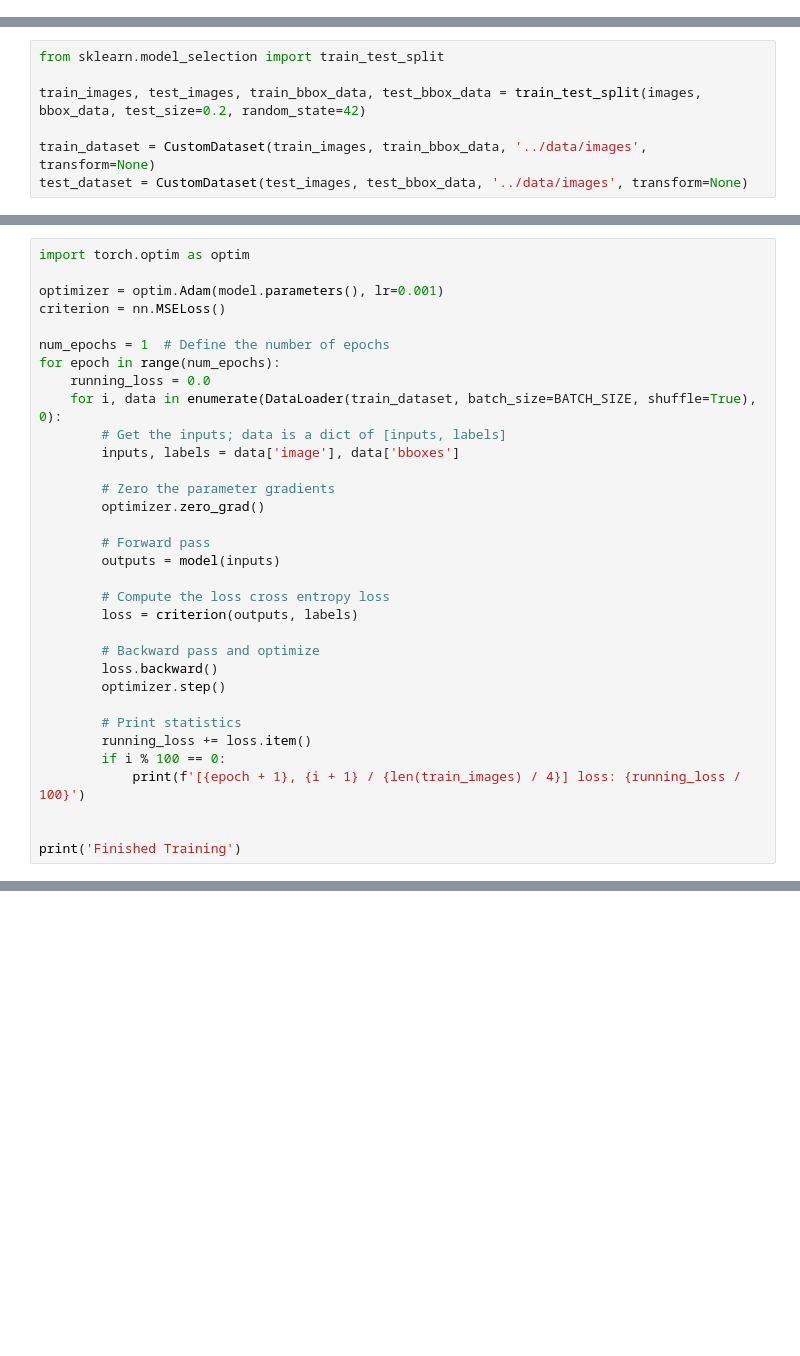
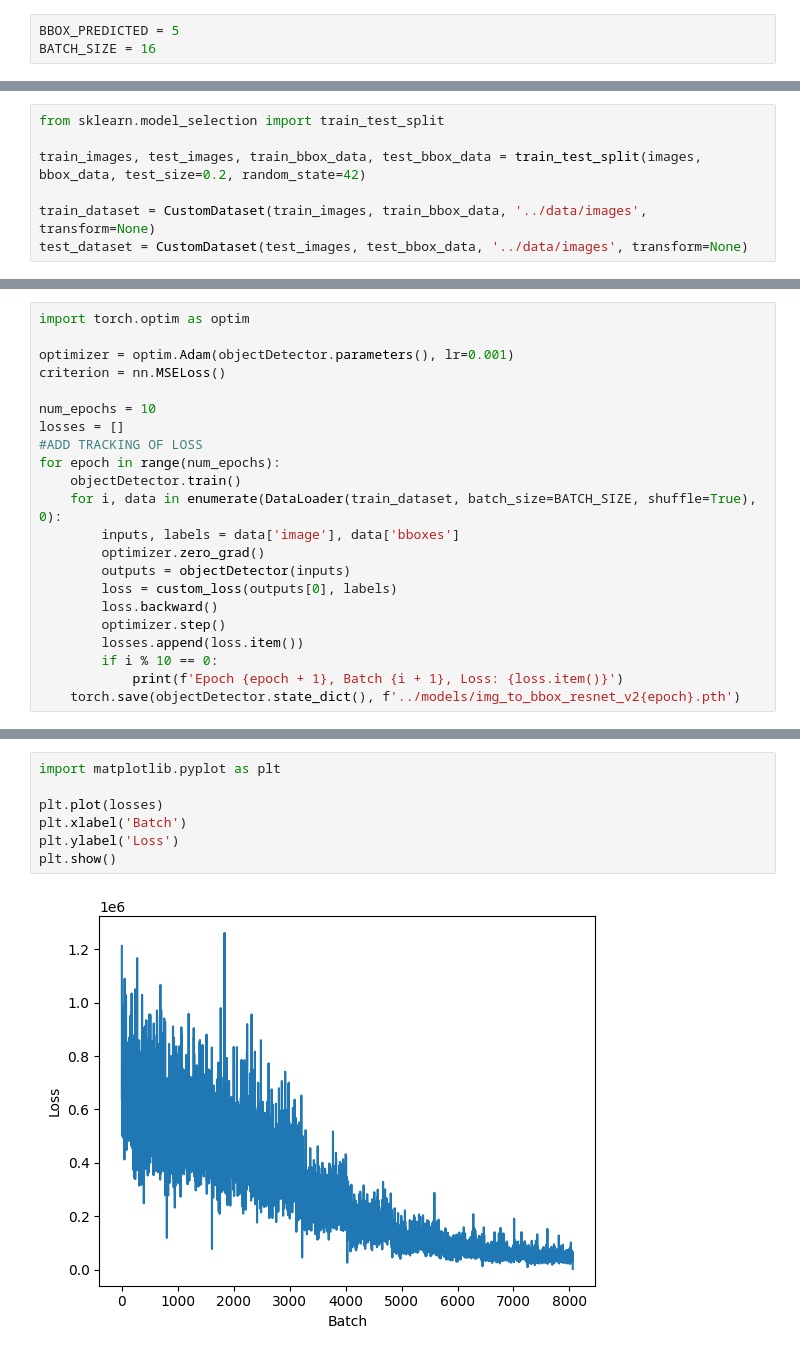
Before and after one commit to DjuloFyro/FaceSegLite, a Jupyter notebook: notebooks/model_bounding_box.ipynb, the cells around one changed output, grey strips where cells are left out. Saved outputs shown, nothing was run; the diff lists cells and outputs as text; blank space fills up the shorter version.

Commit message:
bbox notebook

```diff
--- a/notebooks/model_bounding_box.ipynb
+++ b/notebooks/model_bounding_box.ipynb
@@ -177,6 +170,9 @@ def load_data(file_path):
     return images, bbox_data
 
 images, bbox_data = load_data('../data/bounding_boxes/wider_faceseglite_bbx.txt')
+# %%
+BBOX_PREDICTED = 5
+BATCH_SIZE = 16
 # %%
 from torch.utils.data import Dataset, DataLoader
 
@@ -303,34 +365,23 @@ def iou_loss2(pred_boxes, target_boxes):
 # %%
 import torch.optim as optim
 
-optimizer = optim.Adam(model.parameters(), lr=0.001)
+optimizer = optim.Adam(objectDetector.parameters(), lr=0.001)
 criterion = nn.MSELoss()
 
-num_epochs = 1  # Define the number of epochs
+num_epochs = 10
+losses = []
+#ADD TRACKING OF LOSS
 for epoch in range(num_epochs):
-    running_loss = 0.0
+    objectDetector.train()
     for i, data in enumerate(DataLoader(train_dataset, batch_size=BATCH_SIZE, shuffle=True), 0):
-        # Get the inputs; data is a dict of [inputs, labels]
         inputs, labels = data['image'], data['bboxes']
-
-        # Zero the parameter gradients
         optimizer.zero_grad()
-
-        # Forward pass
-        outputs = model(inputs)
-
-        # Compute the loss cross entropy loss
-        loss = criterion(outputs, labels)
-
-        # Backward pass and optimize
+        outputs = objectDetector(inputs)
+        loss = custom_loss(outputs[0], labels)
         loss.backward()
         optimizer.step()
-
-        # Print statistics
-        running_loss += loss.item()
-        if i % 100 == 0:
-            print(f'[{epoch + 1}, {i + 1} / {len(train_images) / 4}] loss: {running_loss / 100}')
-
-
-print('Finished Training')
+        losses.append(loss.item())
+        if i % 10 == 0:
+            print(f'Epoch {epoch + 1}, Batch {i + 1}, Loss: {loss.item()}')
+    torch.save(objectDetector.state_dict(), f'../models/img_to_bbox_resnet_v2{epoch}.pth')
 # %% [output]
@@ -347 +395,10 @@ Finished Training
+# %%
+import matplotlib.pyplot as plt
+
+plt.plot(losses)
+plt.xlabel('Batch')
+plt.ylabel('Loss')
+plt.show()
+# %% [output]
+[figure, added]
 # %%
```
Also changed, not shown: parts of 16 cells of this notebook.
